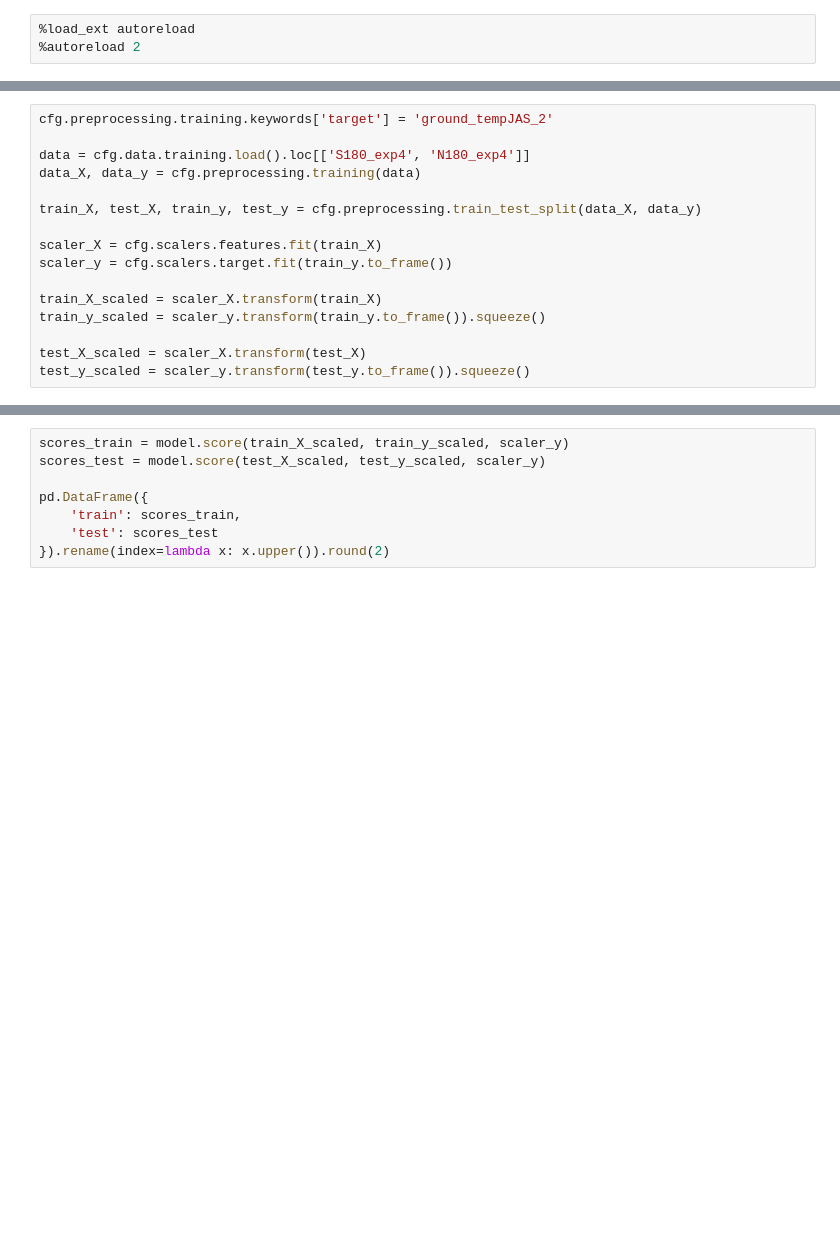
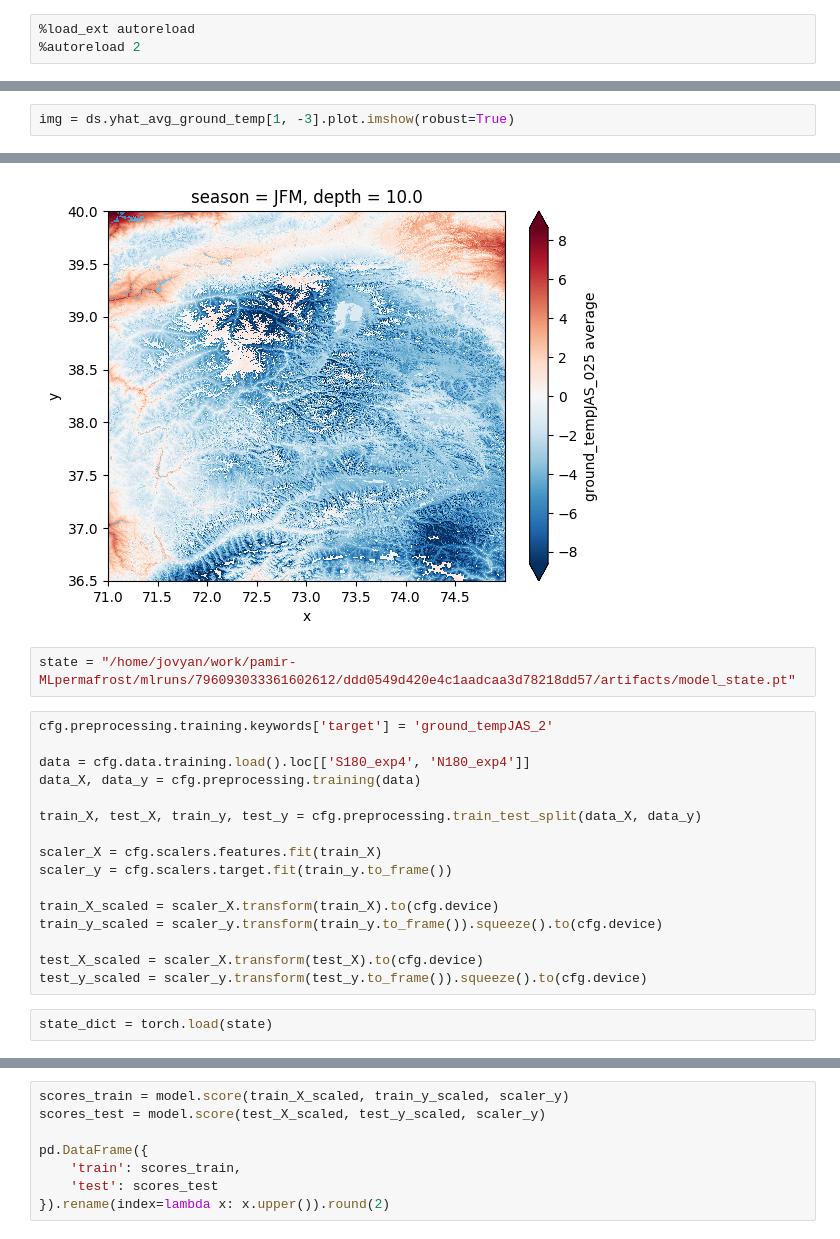
Before and after one commit to lukegre/pamir-MLpermafrost, a Jupyter notebook: notebooks/3_model_selection/0_modelling_ground_temp.ipynb, the cells around one changed output, grey strips where cells are left out. Cells and saved outputs as stored; diff of their text form; blank space fills up the shorter version.

```diff
--- a/notebooks/3_model_selection/0_modelling_ground_temp.ipynb
+++ b/notebooks/3_model_selection/0_modelling_ground_temp.ipynb
@@ -37,0 +71,3 @@ InterpolationResolutionError: ValueError raised while resolving interpolation: H
+# %%
+img = ds.yhat_avg_ground_temp[1, -3].plot.imshow(robust=True)
+# %% [output]
@@ -38,3 +75,6 @@ InterpolationResolutionError: ValueError raised while resolving interpolation: H
+[figure, added]
+# %%
+state = "/home/jovyan/work/pamir-MLpermafrost/mlruns/796093033361602612/ddd0549d420e4c1aadcaa3d78218dd57/artifacts/model_state.pt"
 # %%
 cfg.preprocessing.training.keywords['target'] = 'ground_tempJAS_2'
 
@@ -46,8 +86,10 @@ train_X, test_X, train_y, test_y = cfg.preprocessing.train_test_split(data_X, da
 scaler_X = cfg.scalers.features.fit(train_X)
 scaler_y = cfg.scalers.target.fit(train_y.to_frame())
 
-train_X_scaled = scaler_X.transform(train_X)
-train_y_scaled = scaler_y.transform(train_y.to_frame()).squeeze()
+train_X_scaled = scaler_X.transform(train_X).to(cfg.device)
+train_y_scaled = scaler_y.transform(train_y.to_frame()).squeeze().to(cfg.device)
 
-test_X_scaled = scaler_X.transform(test_X)
-test_y_scaled = scaler_y.transform(test_y.to_frame()).squeeze()
+test_X_scaled = scaler_X.transform(test_X).to(cfg.device)
+test_y_scaled = scaler_y.transform(test_y.to_frame()).squeeze().to(cfg.device)
+# %%
+state_dict = torch.load(state)
```
Also changed, not shown: parts of 17 cells of this notebook, 10 other files.
